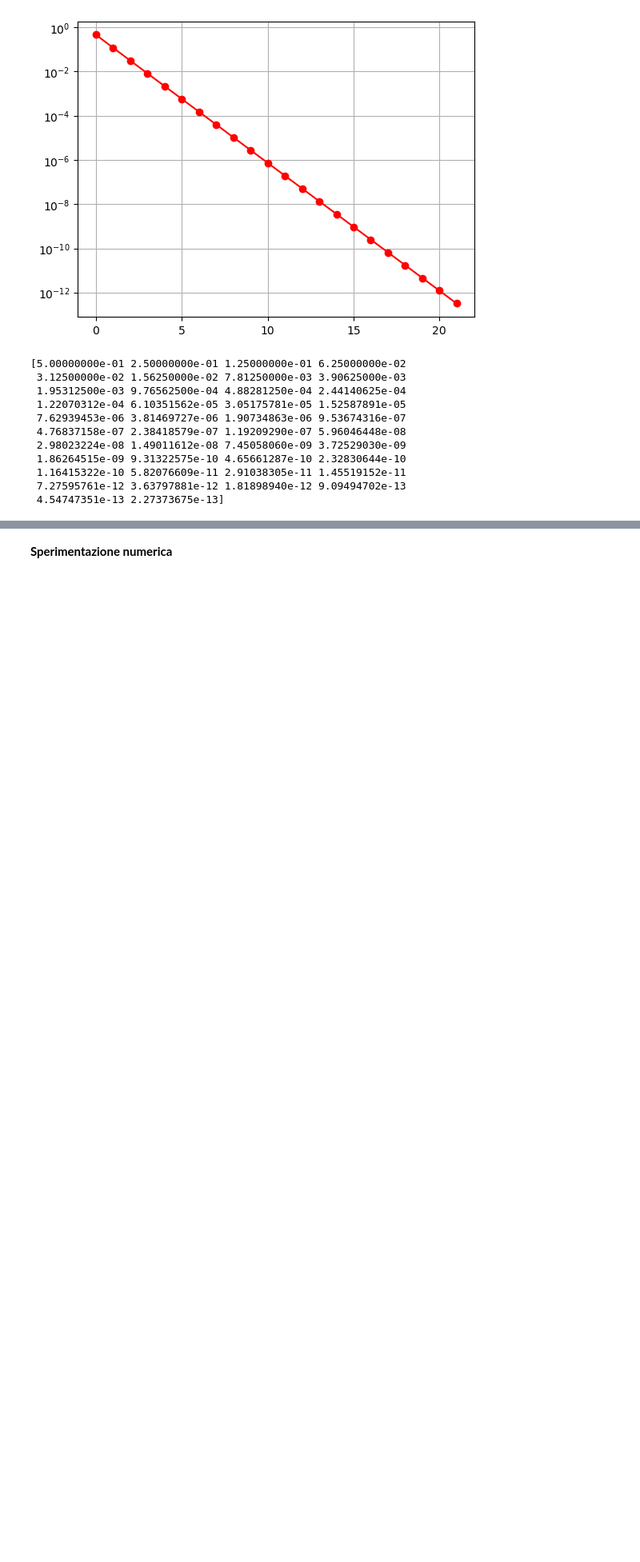
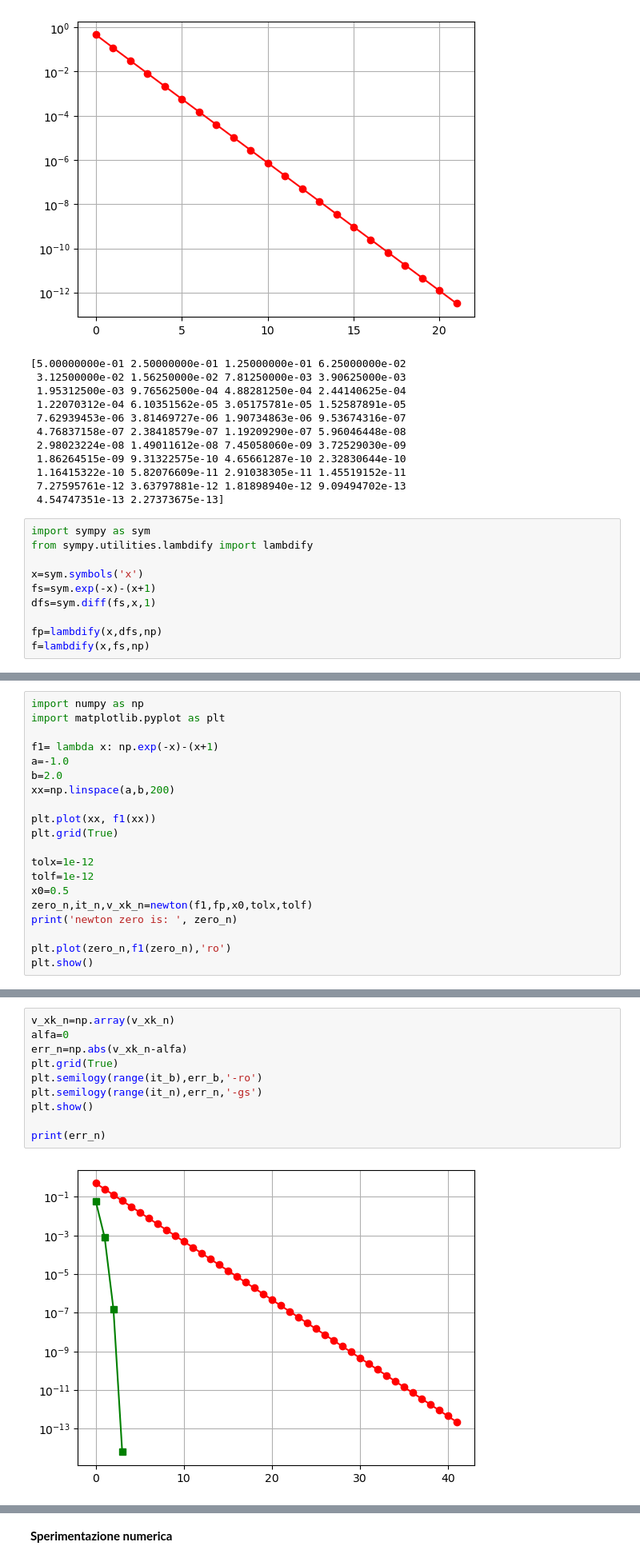
Before and after one commit to danix1234/appunti-universita, a Jupyter notebook: Anno_II/Semestre_II/metodi_numerici/exercises/solutions/06_Esercitazione.ipynb, the cells around one changed output, grey strips where cells are left out. Shown at 80% size. Cells and saved outputs as stored; diff of their text form; blank space fills up the shorter version.

```diff
--- a/Anno_II/Semestre_II/metodi_numerici/exercises/solutions/06_Esercitazione.ipynb
+++ b/Anno_II/Semestre_II/metodi_numerici/exercises/solutions/06_Esercitazione.ipynb
@@ -225,3 +225,13 @@ print(err_b)
  1.16415322e-10 5.82076609e-11 2.91038305e-11 1.45519152e-11
  7.27595761e-12 3.63797881e-12 1.81898940e-12 9.09494702e-13
  4.54747351e-13 2.27373675e-13]
+# %%
+import sympy as sym
+from sympy.utilities.lambdify import lambdify
+
+x=sym.symbols('x')
+fs=sym.exp(-x)-(x+1)
+dfs=sym.diff(fs,x,1)
+
+fp=lambdify(x,dfs,np)
+f=lambdify(x,fs,np)
@@ -227,0 +262,20 @@ print(err_b)
+# %%
+import numpy as np
+import matplotlib.pyplot as plt
+
+f1= lambda x: np.exp(-x)-(x+1)
+a=-1.0
+b=2.0
+xx=np.linspace(a,b,200)
+
+plt.plot(xx, f1(xx))
+plt.grid(True)
+
+tolx=1e-12
+tolf=1e-12
+x0=0.5
+zero_n,it_n,v_xk_n=newton(f1,fp,x0,tolx,tolf)
+print('newton zero is: ', zero_n)
+
+plt.plot(zero_n,f1(zero_n),'ro')
+plt.show()
@@ -227,0 +285,12 @@ print(err_b)
+# %%
+v_xk_n=np.array(v_xk_n)
+alfa=0
+err_n=np.abs(v_xk_n-alfa)
+plt.grid(True)
+plt.semilogy(range(it_b),err_b,'-ro')
+plt.semilogy(range(it_n),err_n,'-gs')
+plt.show()
+
+print(err_n)
+# %% [output]
+[figure, added]
```
Also changed, not shown: parts of 3 cells of this notebook.
